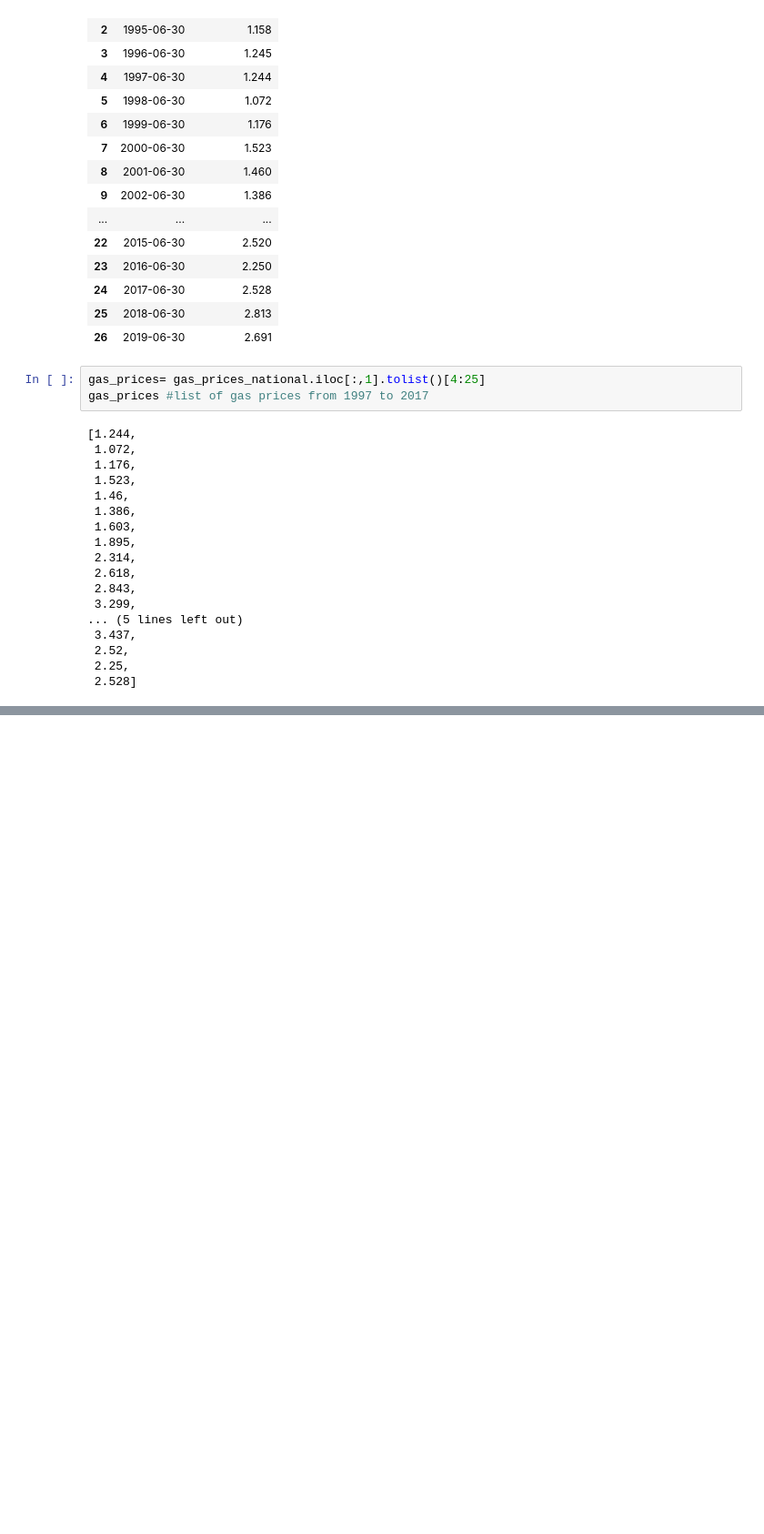
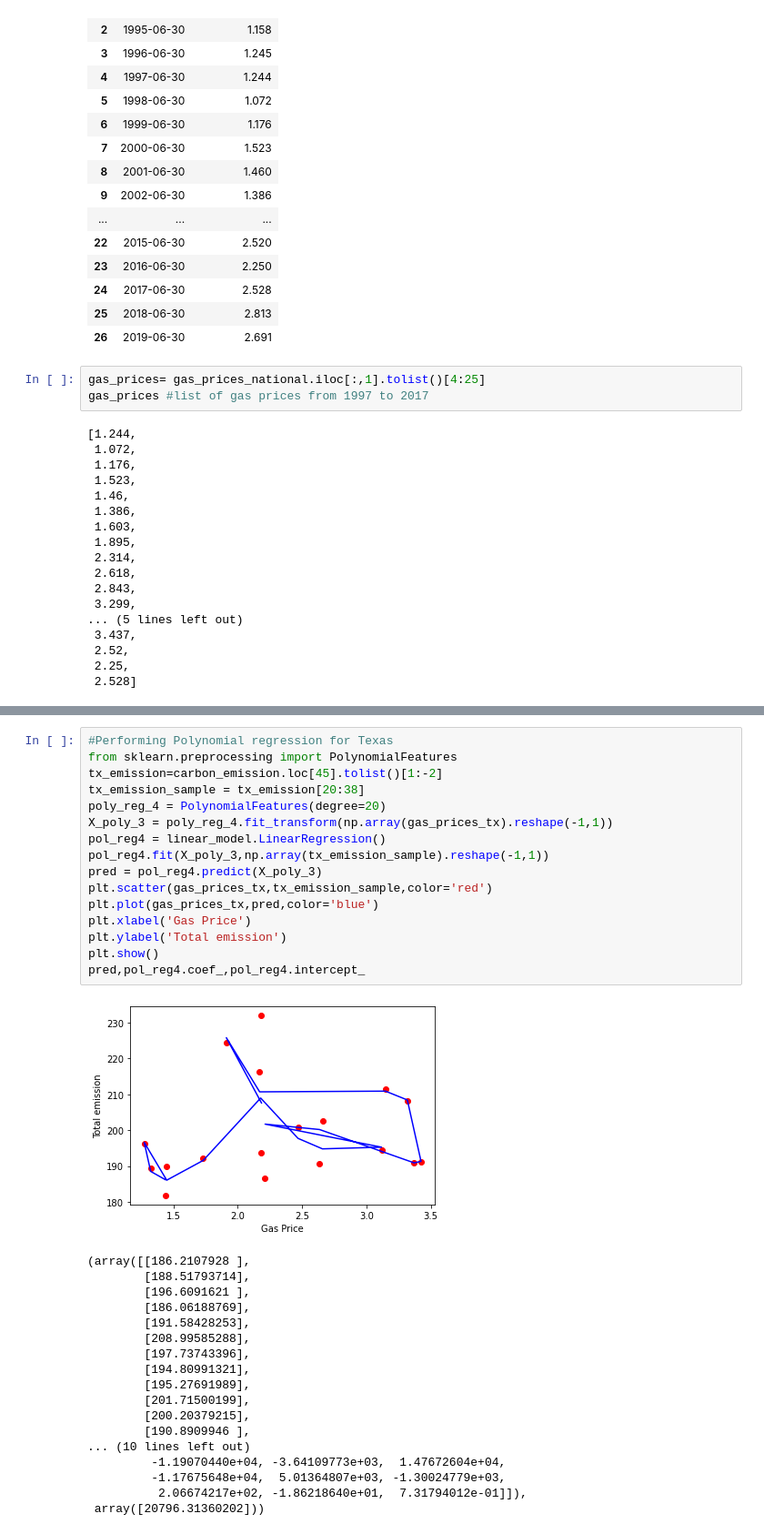
Before and after one commit to ykim879/machine.learning.project, a Jupyter notebook: Polynomial Regression.ipynb, the cells around one changed output, grey strips where cells are left out. Shown at 91% size. Drawn from its saved outputs; the diff is of its cells as text; blank space fills up the shorter version.

```diff
--- a/Polynomial Regression.ipynb
+++ b/Polynomial Regression.ipynb
@@ -165,0 +243,35 @@ pred,pol_reg2.coef_,pol_reg2.intercept_
+# %%
+#Performing Polynomial regression for Texas
+from sklearn.preprocessing import PolynomialFeatures
+tx_emission=carbon_emission.loc[45].tolist()[1:-2]
+tx_emission_sample = tx_emission[20:38]
+poly_reg_4 = PolynomialFeatures(degree=20)
+X_poly_3 = poly_reg_4.fit_transform(np.array(gas_prices_tx).reshape(-1,1))
+pol_reg4 = linear_model.LinearRegression()
+pol_reg4.fit(X_poly_3,np.array(tx_emission_sample).reshape(-1,1))
+pred = pol_reg4.predict(X_poly_3)
+plt.scatter(gas_prices_tx,tx_emission_sample,color='red')
+plt.plot(gas_prices_tx,pred,color='blue')
+plt.xlabel('Gas Price')
+plt.ylabel('Total emission')
+plt.show()
+pred,pol_reg4.coef_,pol_reg4.intercept_
+# %% [output]
+[figure, added]
+(array([[186.2107928 ],
+        [188.51793714],
+        [196.6091621 ],
+        [186.06188769],
+        [191.58428253],
+        [208.99585288],
+        [197.73743396],
+        [194.80991321],
+        [195.27691989],
+        [201.71500199],
+        [200.20379215],
+        [190.8909946 ],
+... (10 lines left out)
+         -1.19070440e+04, -3.64109773e+03,  1.47672604e+04,
+         -1.17675648e+04,  5.01364807e+03, -1.30024779e+03,
+          2.06674217e+02, -1.86218640e+01,  7.31794012e-01]]),
+ array([20796.31360202]))
```
Also changed, not shown: parts of 6 cells of this notebook, 2 other files.
